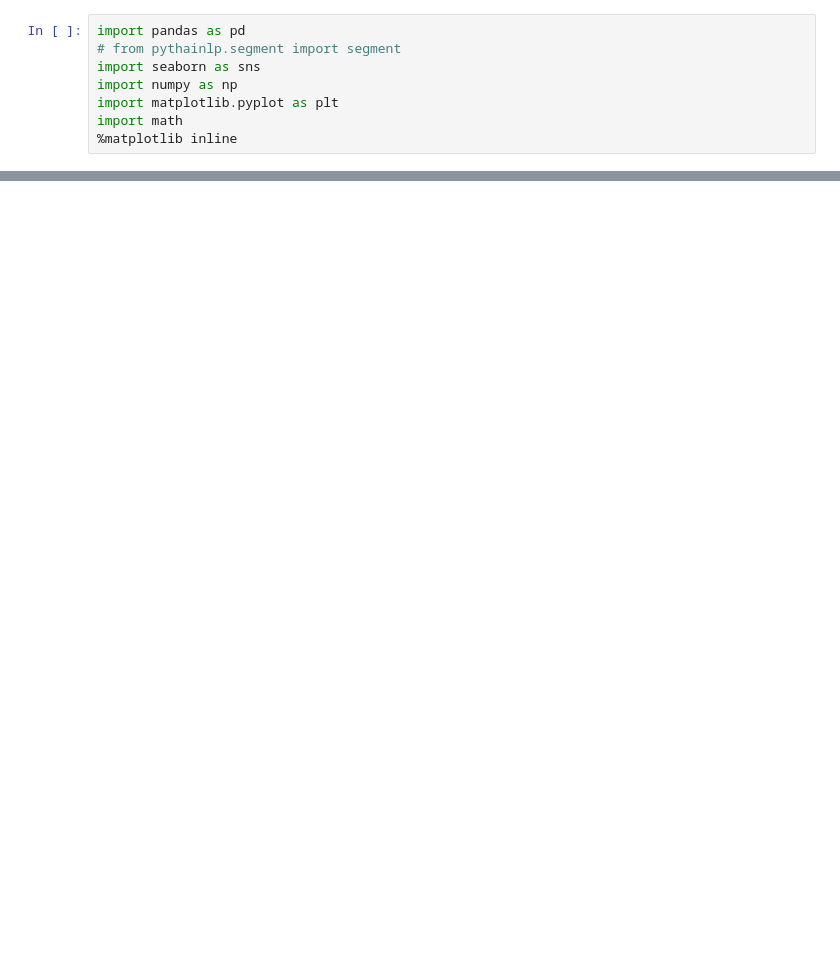
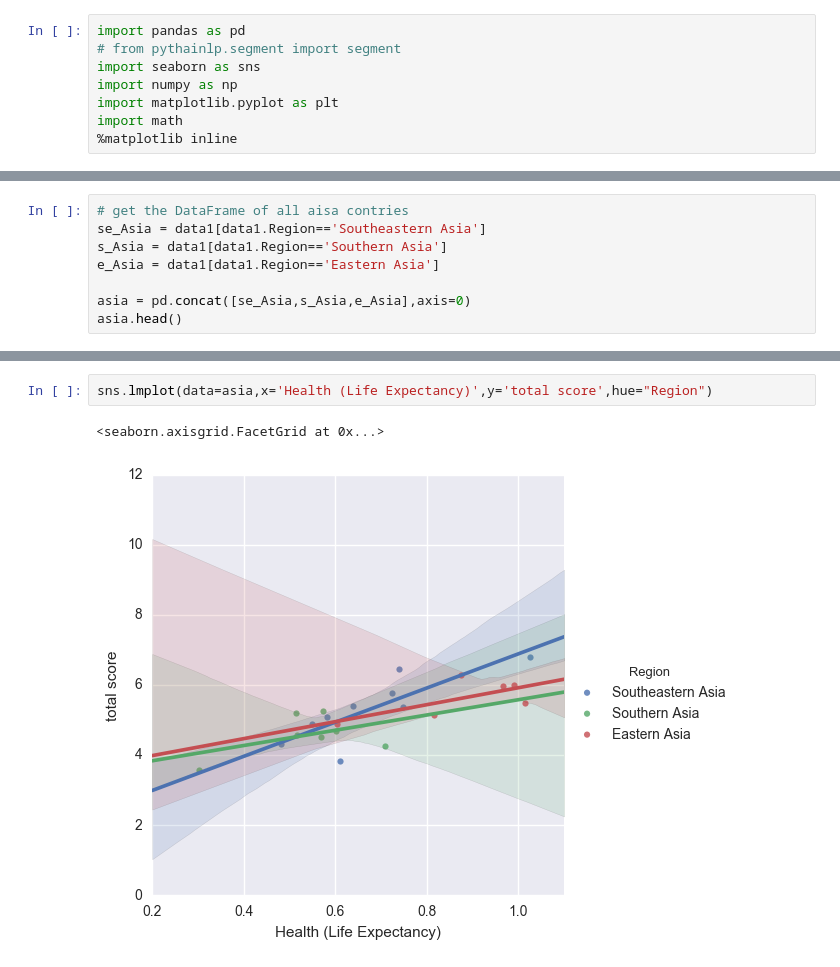
Before and after one commit to wentingsu/Su_Wenting_spring2017, a Jupyter notebook: Final/code/Analysis5.ipynb, the cells around one changed output, grey strips where cells are left out. Drawn from its saved outputs; the diff is of its cells as text; blank space fills up the shorter version.

```diff
--- a/Final/code/Analysis5.ipynb
+++ b/Final/code/Analysis5.ipynb
@@ -51,0 +83,8 @@ for one in raw:
+# %%
+# get the DataFrame of all aisa contries
+se_Asia = data1[data1.Region=='Southeastern Asia']
+s_Asia = data1[data1.Region=='Southern Asia']
+e_Asia = data1[data1.Region=='Eastern Asia']
+
+asia = pd.concat([se_Asia,s_Asia,e_Asia],axis=0)
+asia.head()
@@ -51,0 +98,5 @@ for one in raw:
+# %%
+sns.lmplot(data=asia,x='Health (Life Expectancy)',y='total score',hue="Region")
+# %% [output]
+<seaborn.axisgrid.FacetGrid at 0x...>
+[figure, added]
```
Also changed, not shown: parts of 23 cells of this notebook, 10 other files.
